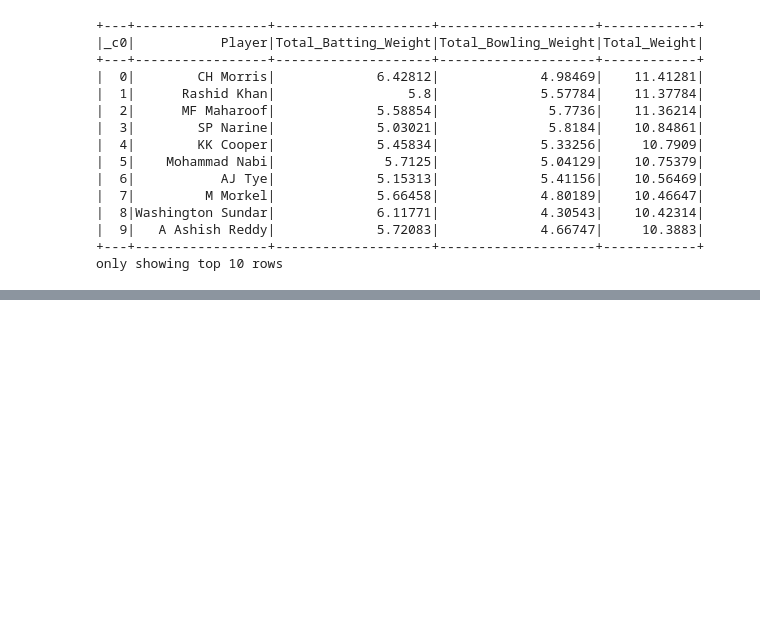
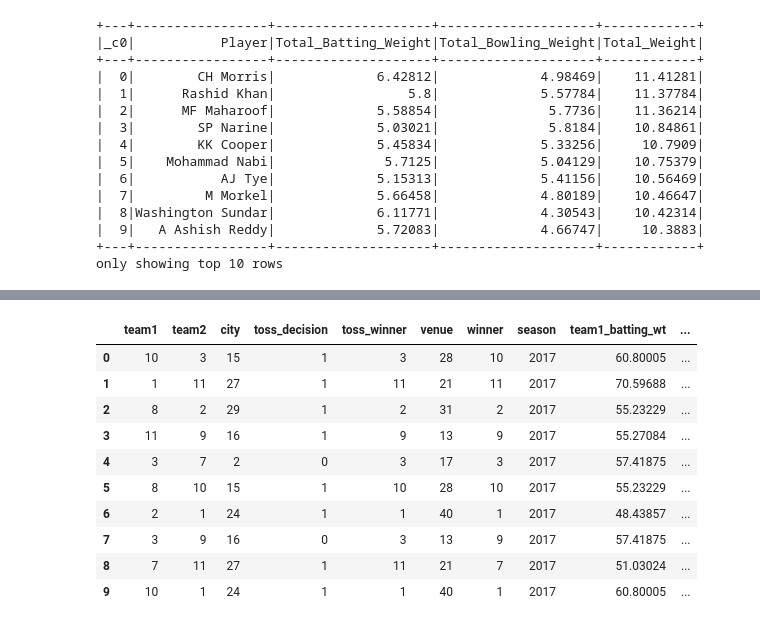
Before and after one commit to adhish70/Most_Valuable_Player_Prediction_using_IPL_Dataset, a Jupyter notebook: Final_CS543.ipynb, the cells around one changed output, grey strips where cells are left out. Drawn from its saved outputs; the diff is of its cells as text; code cells hidden in the pictures; blank space fills up the shorter version.

Commit message:
Added winner prediction

```diff
--- a/Final_CS543.ipynb
+++ b/Final_CS543.ipynb
@@ -1290,0 +1661,4 @@ team_weight.head(10)
+# %%
+new_team_weight = spark.createDataFrame(df)
+new_team_weight.registerTempTable('new_team_weight')
+new_team_weight.show(10)
@@ -1290,0 +1701,24 @@ team_weight.head(10)
+# %%
+training_data = spark.sql('select t2.*,t3.Total_Batting_Weight as team2_batting_wt, \
+                           t3.Total_Bowling_Weight as team2_bowling_wt, t3.Team_Weight as team2_merged_wt \
+                           from (select ntw.*,t.Total_Batting_Weight as team1_batting_wt, \
+                           t.Total_Bowling_Weight as team1_bowling_wt, \
+                           t.Team_Weight as team1_merged_wt from new_team_weight ntw \
+                           inner join team_weight1 t \
+                           on ntw.team1 = t.team where ntw.season = t.season) t2 \
+                           inner join team_weight1 t3 \
+                           on t2.team2 = t3.team where t2.season = t3.season')
+training_data = training_data.toPandas()
+training_data.head(10)
+# %% [output]
+|  | team1 | team2 | city | toss_decision | toss_winner | venue | winner | season | team1_batting_wt | ... |
+| 0 | 10 | 3 | 15 | 1 | 3 | 28 | 10 | 2017 | 60.80005 | ... |
+| 1 | 1 | 11 | 27 | 1 | 11 | 21 | 11 | 2017 | 70.59688 | ... |
+| 2 | 8 | 2 | 29 | 1 | 2 | 31 | 2 | 2017 | 55.23229 | ... |
+| 3 | 11 | 9 | 16 | 1 | 9 | 13 | 9 | 2017 | 55.27084 | ... |
+| 4 | 3 | 7 | 2 | 0 | 3 | 17 | 3 | 2017 | 57.41875 | ... |
+| 5 | 8 | 10 | 15 | 1 | 10 | 28 | 10 | 2017 | 55.23229 | ... |
+| 6 | 2 | 1 | 24 | 1 | 1 | 40 | 1 | 2017 | 48.43857 | ... |
+| 7 | 3 | 9 | 16 | 0 | 3 | 13 | 9 | 2017 | 57.41875 | ... |
+| 8 | 7 | 11 | 27 | 1 | 11 | 21 | 7 | 2017 | 51.03024 | ... |
+| 9 | 10 | 1 | 24 | 1 | 1 | 40 | 1 | 2017 | 60.80005 | ... |
```
Also changed, not shown: parts of 45 cells of this notebook, 3 other files.
